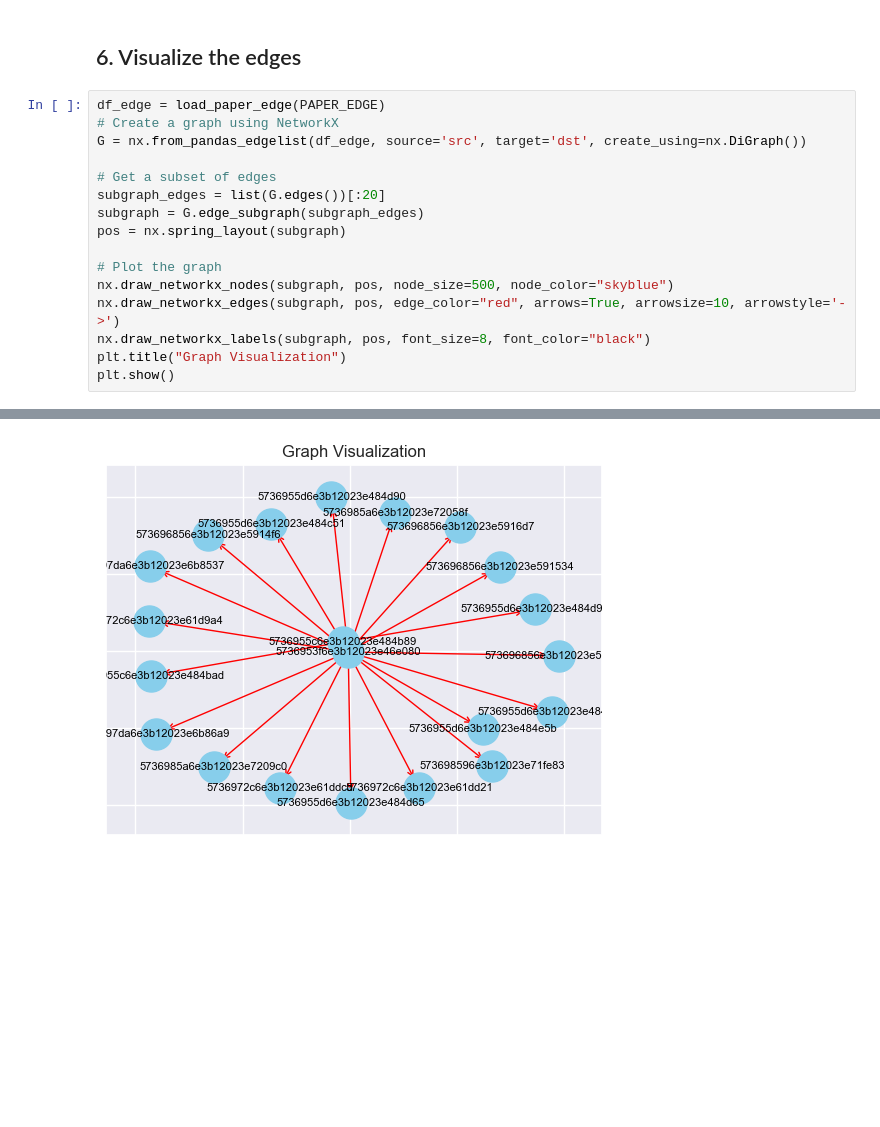
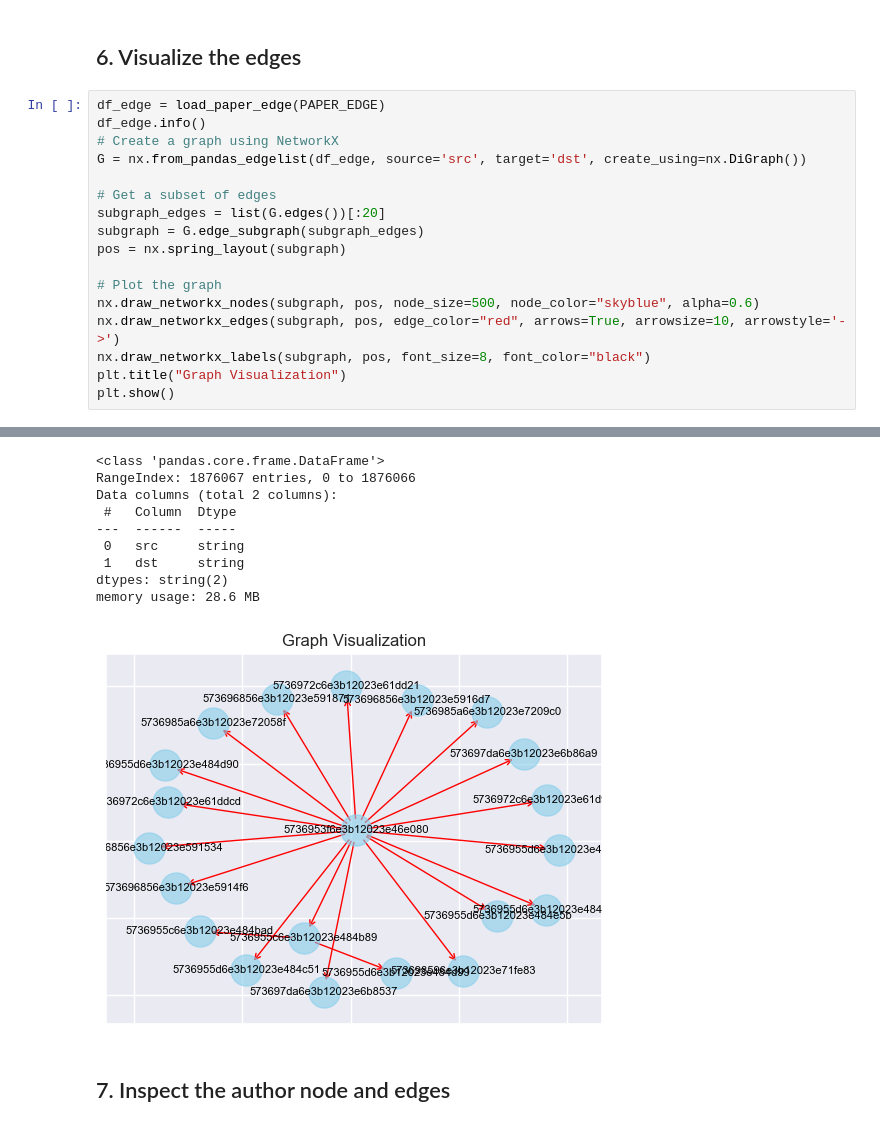
Before and after one commit to mango7789/Social-Network-Mining-DATA130007, a Jupyter notebook: analysis.ipynb, the cells around one changed output, grey strips where cells are left out. Drawn from its saved outputs; the diff is of its cells as text; blank space fills up the shorter version.

Commit message:
Create analysis of author node and edge in notebook, update loader

```diff
--- a/analysis.ipynb
+++ b/analysis.ipynb
@@ -193,6 +211,7 @@ plt.show()
 ## 6. Visualize the edges
 # %%
 df_edge = load_paper_edge(PAPER_EDGE)
+df_edge.info()
 # Create a graph using NetworkX
 G = nx.from_pandas_edgelist(df_edge, source='src', target='dst', create_using=nx.DiGraph())
 
@@ -202,7 +221,7 @@ subgraph = G.edge_subgraph(subgraph_edges)
 pos = nx.spring_layout(subgraph)
 
 # Plot the graph
-nx.draw_networkx_nodes(subgraph, pos, node_size=500, node_color="skyblue")
+nx.draw_networkx_nodes(subgraph, pos, node_size=500, node_color="skyblue", alpha=0.6)
 nx.draw_networkx_edges(subgraph, pos, edge_color="red", arrows=True, arrowsize=10, arrowstyle='->')
 nx.draw_networkx_labels(subgraph, pos, font_size=8, font_color="black")
 plt.title("Graph Visualization")
@@ -213 +232,12 @@ plt.show()
+<class 'pandas.core.frame.DataFrame'>
+RangeIndex: 1876067 entries, 0 to 1876066
+Data columns (total 2 columns):
+ #   Column  Dtype
+---  ------  -----
+ 0   src     string
+ 1   dst     string
+dtypes: string(2)
+memory usage: 28.6 MB
-[figure, old version]
+[figure, new version]
+# %% [markdown]
+## 7. Inspect the author node and edges
```
Also changed, not shown: parts of 14 cells of this notebook, 2 other files.
